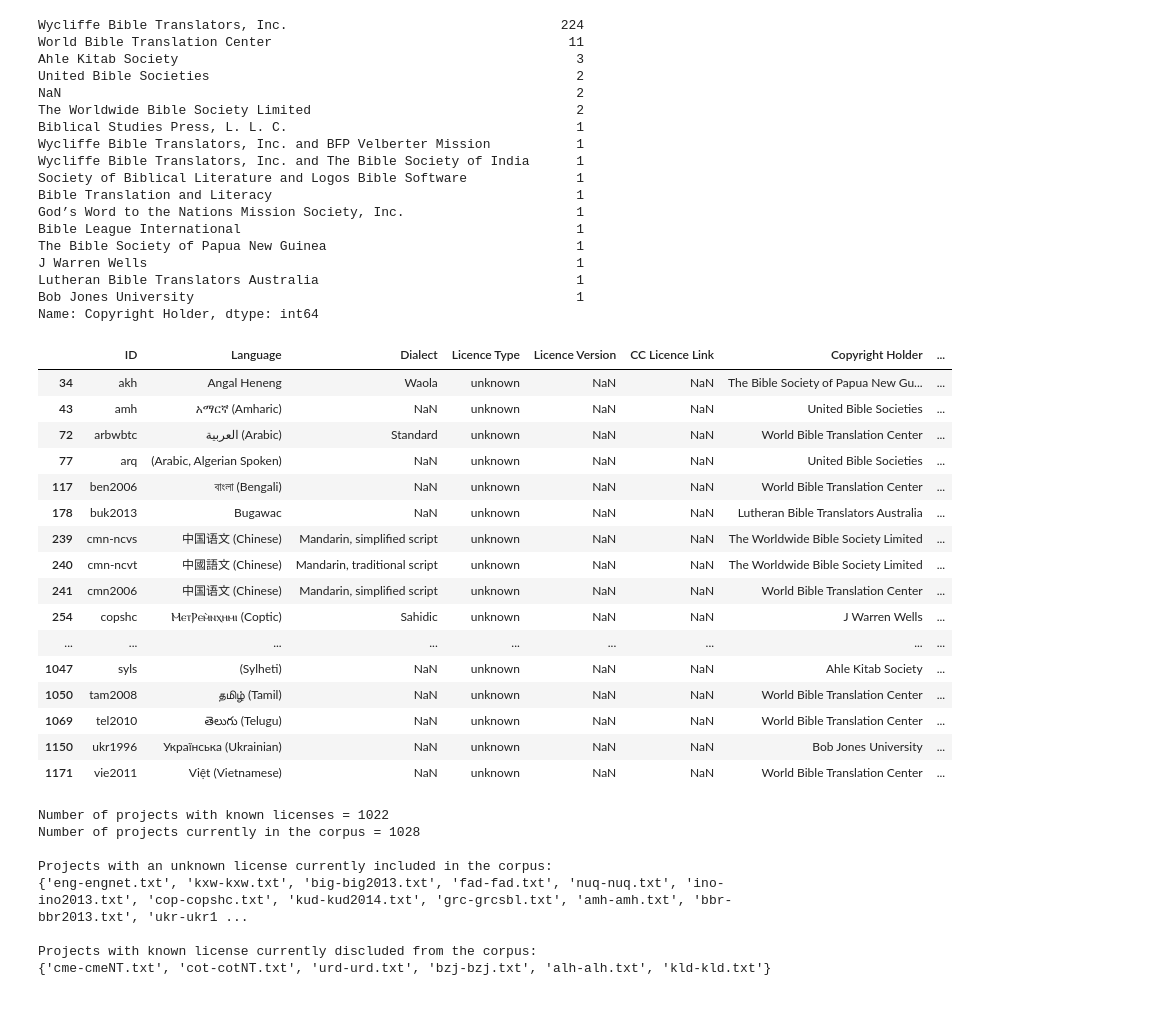
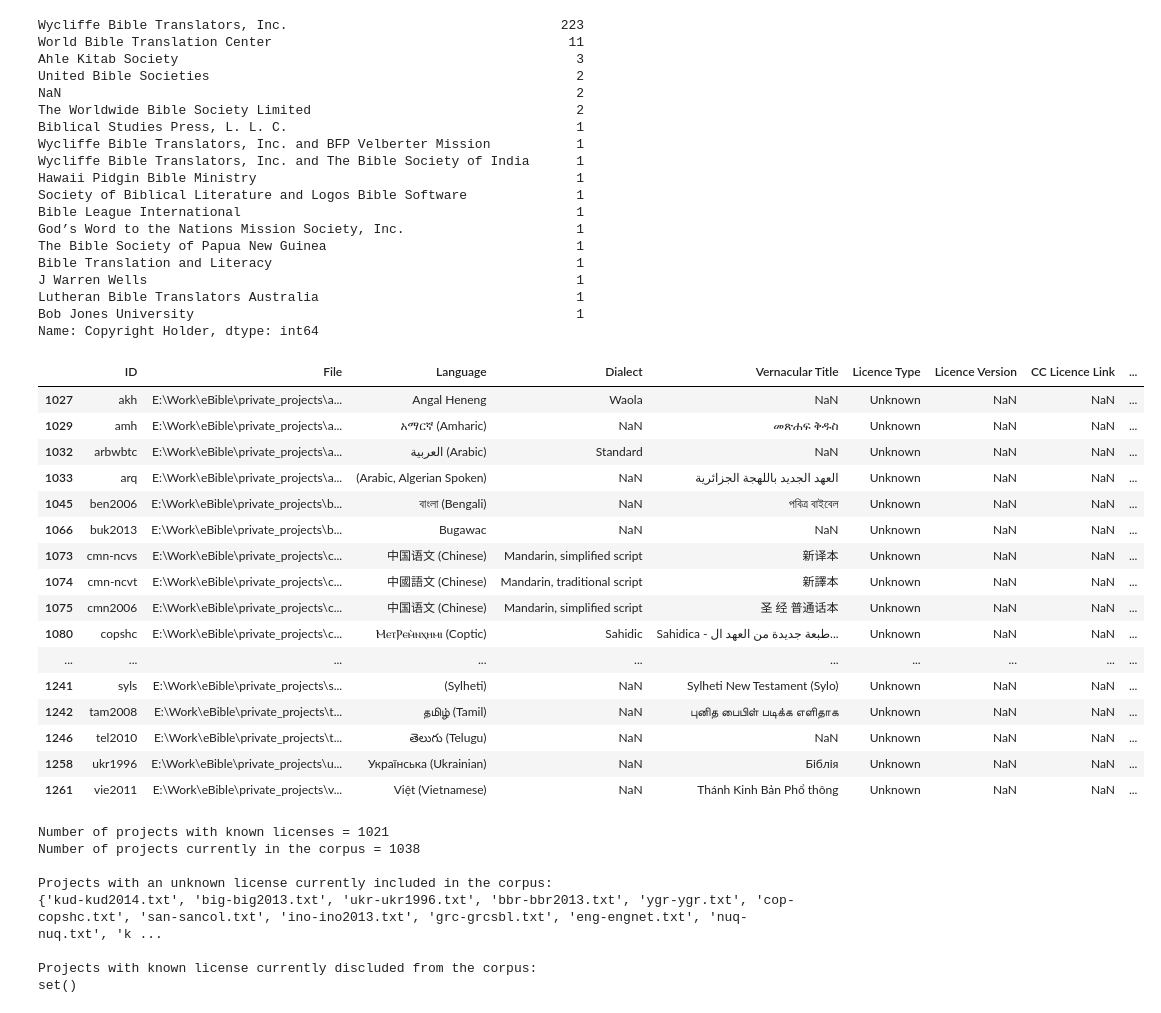
Before and after one commit to BibleNLP/ebible, a Jupyter notebook: code/notebooks/ebible-licenses-analysis.ipynb, the cells around one changed output. Drawn from its saved outputs; the diff is of its cells as text; code cells hidden in the pictures.

```diff
--- a/code/notebooks/ebible-licenses-analysis.ipynb
+++ b/code/notebooks/ebible-licenses-analysis.ipynb
@@ -9,6 +9,6 @@ EBIBLE_REPO_DIR = '/mnt/data/share/ebible'
 LICENCES_FILEPATH = f'{EBIBLE_REPO_DIR}/metadata/licences.tsv'
 # %%
 # Load-in the extracted licenses.tsv file
-licenses_df = pd.read_csv(LICENCES_FILEPATH, dtype=str)
+licenses_df = pd.read_csv(LICENCES_FILEPATH, sep='\t', dtype=str)
 licenses_df
 # %% [output]
@@ -66,9 +82,9 @@ licenses_df[licenses_df['Licence Type'].str.contains('unknown')].shape[0]
 # %%
 # Investigate unknowns
 # pd.set_option('display.max_rows', 30)
-licenses_df[licenses_df['Licence Type'].str.contains("unknown") | licenses_df['Licence Type'].isna()]['Copyright Holder'].value_counts(dropna=False)
+licenses_df[licenses_df['Licence Type'].str.contains("Unknown") | licenses_df['Licence Type'].isna()]['Copyright Holder'].value_counts(dropna=False)
 # %% [output]
-Wycliffe Bible Translators, Inc.                                   224
+Wycliffe Bible Translators, Inc.                                   223
 World Bible Translation Center                                      11
 Ahle Kitab Society                                                   3
 United Bible Societies                                               2
@@ -77,11 +93,12 @@ The Worldwide Bible Society Limited                                  2
 Biblical Studies Press, L. L. C.                                     1
 Wycliffe Bible Translators, Inc. and BFP Velberter Mission           1
 Wycliffe Bible Translators, Inc. and The Bible Society of India      1
+Hawaii Pidgin Bible Ministry                                         1
 Society of Biblical Literature and Logos Bible Software              1
+Bible League International                                           1
+God’s Word to the Nations Mission Society, Inc.                      1
+The Bible Society of Papua New Guinea                                1
 Bible Translation and Literacy                                       1
-God’s Word to the Nations Mission Society, Inc.                      1
-Bible League International                                           1
-The Bible Society of Papua New Guinea                                1
 J Warren Wells                                                       1
 Lutheran Bible Translators Australia                                 1
 Bob Jones University                                                 1
@@ -96,29 +113,29 @@ Name: Copyright Holder, dtype: int64
 # https://ebible.org/Bible/details.php?id=syll
 # https://ebible.org/Bible/details.php?id=ukr1996
 # %%
-licenses_df[licenses_df['Licence Type'].str.contains("unknown") & (licenses_df['Copyright Holder'].str.contains("Wycliffe") == False)]
+licenses_df[licenses_df['Licence Type'].str.contains("Unknown") & (licenses_df['Copyright Holder'].str.contains("Wycliffe") == False)]
 # %% [output]
-|  | ID | Language | Dialect | Licence Type | Licence Version | CC Licence Link | Copyright Holder | ... |
-| 34 | akh | Angal Heneng | Waola | unknown | NaN | NaN | The Bible Society of Papua New Gu... | ... |
-| 43 | amh | አማርኛ (Amharic) | NaN | unknown | NaN | NaN | United Bible Societies | ... |
-| 72 | arbwbtc | العربية (Arabic) | Standard | unknown | NaN | NaN | World Bible Translation Center | ... |
-| 77 | arq | (Arabic, Algerian Spoken) | NaN | unknown | NaN | NaN | United Bible Societies | ... |
-| 117 | ben2006 | বাংলা (Bengali) | NaN | unknown | NaN | NaN | World Bible Translation Center | ... |
-| 178 | buk2013 | Bugawac | NaN | unknown | NaN | NaN | Lutheran Bible Translators Australia | ... |
-| 239 | cmn-ncvs | 中国语文 (Chinese) | Mandarin, simplified script | unknown | NaN | NaN | The Worldwide Bible Society Limited | ... |
-| 240 | cmn-ncvt | 中國語文 (Chinese) | Mandarin, traditional script | unknown | NaN | NaN | The Worldwide Bible Society Limited | ... |
-| 241 | cmn2006 | 中国语文 (Chinese) | Mandarin, simplified script | unknown | NaN | NaN | World Bible Translation Center | ... |
-| 254 | copshc | ⲘⲉⲧⲢⲉⲙ̀ⲛⲭⲏⲙⲓ (Coptic) | Sahidic | unknown | NaN | NaN | J Warren Wells | ... |
-| ... | ... | ... | ... | ... | ... | ... | ... | ... |
-| 1047 | syls | (Sylheti) | NaN | unknown | NaN | NaN | Ahle Kitab Society | ... |
-| 1050 | tam2008 | தமிழ் (Tamil) | NaN | unknown | NaN | NaN | World Bible Translation Center | ... |
-| 1069 | tel2010 | తెలుగు (Telugu) | NaN | unknown | NaN | NaN | World Bible Translation Center | ... |
-| 1150 | ukr1996 | Українська (Ukrainian) | NaN | unknown | NaN | NaN | Bob Jones University | ... |
-| 1171 | vie2011 | Việt (Vietnamese) | NaN | unknown | NaN | NaN | World Bible Translation Center | ... |
+|  | ID | File | Language | Dialect | Vernacular Title | Licence Type | Licence Version | CC Licence Link | ... |
+| 1027 | akh | E:\Work\eBible\private_projects\a... | Angal Heneng | Waola | NaN | Unknown | NaN | NaN | ... |
+| 1029 | amh | E:\Work\eBible\private_projects\a... | አማርኛ (Amharic) | NaN | መጽሐፍ ቅዱስ | Unknown | NaN | NaN | ... |
+| 1032 | arbwbtc | E:\Work\eBible\private_projects\a... | العربية (Arabic) | Standard | NaN | Unknown | NaN | NaN | ... |
+| 1033 | arq | E:\Work\eBible\private_projects\a... | (Arabic, Algerian Spoken) | NaN | العهد الجديد باللهجة الجزائرية | Unknown | NaN | NaN | ... |
+| 1045 | ben2006 | E:\Work\eBible\private_projects\b... | বাংলা (Bengali) | NaN | পবিত্র বাইবেল | Unknown | NaN | NaN | ... |
+| 1066 | buk2013 | E:\Work\eBible\private_projects\b... | Bugawac | NaN | NaN | Unknown | NaN | NaN | ... |
+| 1073 | cmn-ncvs | E:\Work\eBible\private_projects\c... | 中国语文 (Chinese) | Mandarin, simplified script | 新译本 | Unknown | NaN | NaN | ... |
+| 1074 | cmn-ncvt | E:\Work\eBible\private_projects\c... | 中國語文 (Chinese) | Mandarin, traditional script | 新譯本 | Unknown | NaN | NaN | ... |
+| 1075 | cmn2006 | E:\Work\eBible\private_projects\c... | 中国语文 (Chinese) | Mandarin, simplified script | 圣 经 普通话本 | Unknown | NaN | NaN | ... |
+| 1080 | copshc | E:\Work\eBible\private_projects\c... | ⲘⲉⲧⲢⲉⲙ̀ⲛⲭⲏⲙⲓ (Coptic) | Sahidic | Sahidica - طبعة جديدة من العهد ال... | Unknown | NaN | NaN | ... |
+| ... | ... | ... | ... | ... | ... | ... | ... | ... | ... |
+| 1241 | syls | E:\Work\eBible\private_projects\s... | (Sylheti) | NaN | Sylheti New Testament (Sylo) | Unknown | NaN | NaN | ... |
+| 1242 | tam2008 | E:\Work\eBible\private_projects\t... | தமிழ் (Tamil) | NaN | புனித பைபிள் படிக்க எளிதாக | Unknown | NaN | NaN | ... |
+| 1246 | tel2010 | E:\Work\eBible\private_projects\t... | తెలుగు (Telugu) | NaN | NaN | Unknown | NaN | NaN | ... |
+| 1258 | ukr1996 | E:\Work\eBible\private_projects\u... | Українська (Ukrainian) | NaN | Біблія | Unknown | NaN | NaN | ... |
+| 1261 | vie2011 | E:\Work\eBible\private_projects\v... | Việt (Vietnamese) | NaN | Thánh Kinh Bản Phổ thông | Unknown | NaN | NaN | ... |
 # %%
 # Check if the corpus includes any 'unknown' licensed projects
 # or if any known licensed projects have been discluded
-known_licensed_set = set(licenses_df[~(licenses_df['Licence Type'].str.contains('unknown'))]['ID'].apply(lambda x: f'{x[:3]}-{x}.txt' if '-' not in x else f'{x.split("-")[0]}-{x}.txt').to_list())
+known_licensed_set = set(licenses_df[~(licenses_df['Licence Type'].str.contains('Unknown'))]['ID'].apply(lambda x: f'{x[:3]}-{x}.txt' if '-' not in x else f'{x.split("-")[0]}-{x}.txt').to_list())
 print(f'Number of projects with known licenses = {len(known_licensed_set)}')
 
 current_corpus_set = set([f'{project.name}' for project in (Path(EBIBLE_REPO_DIR) / Path('corpus')).iterdir()])
@@ -127,14 +144,14 @@ print(f'Number of projects currently in the corpus = {len(current_corpus_set)}')
 print(f'\nProjects with an unknown license currently included in the corpus: \n{current_corpus_set - known_licensed_set}')
 print(f'\nProjects with known license currently discluded from the corpus: \n{known_licensed_set - current_corpus_set}')
 # %% [output]
-Number of projects with known licenses = 1022
-Number of projects currently in the corpus = 1028
+Number of projects with known licenses = 1021
+Number of projects currently in the corpus = 1038
 
 Projects with an unknown license currently included in the corpus:
-{'eng-engnet.txt', 'kxw-kxw.txt', 'big-big2013.txt', 'fad-fad.txt', 'nuq-nuq.txt', 'ino-ino2013.txt', 'cop-copshc.txt', 'kud-kud2014.txt', 'grc-grcsbl.txt', 'amh-amh.txt', 'bbr-bbr2013.txt', 'ukr-ukr1 ...
+{'kud-kud2014.txt', 'big-big2013.txt', 'ukr-ukr1996.txt', 'bbr-bbr2013.txt', 'ygr-ygr.txt', 'cop-copshc.txt', 'san-sancol.txt', 'ino-ino2013.txt', 'grc-grcsbl.txt', 'eng-engnet.txt', 'nuq-nuq.txt', 'k ...
 
 Projects with known license currently discluded from the corpus:
-{'cme-cmeNT.txt', 'cot-cotNT.txt', 'urd-urd.txt', 'bzj-bzj.txt', 'alh-alh.txt', 'kld-kld.txt'}
+set()
 # %% [markdown]
 ### Conclusion
 
```
Also changed, not shown: parts of 6 cells of this notebook.
